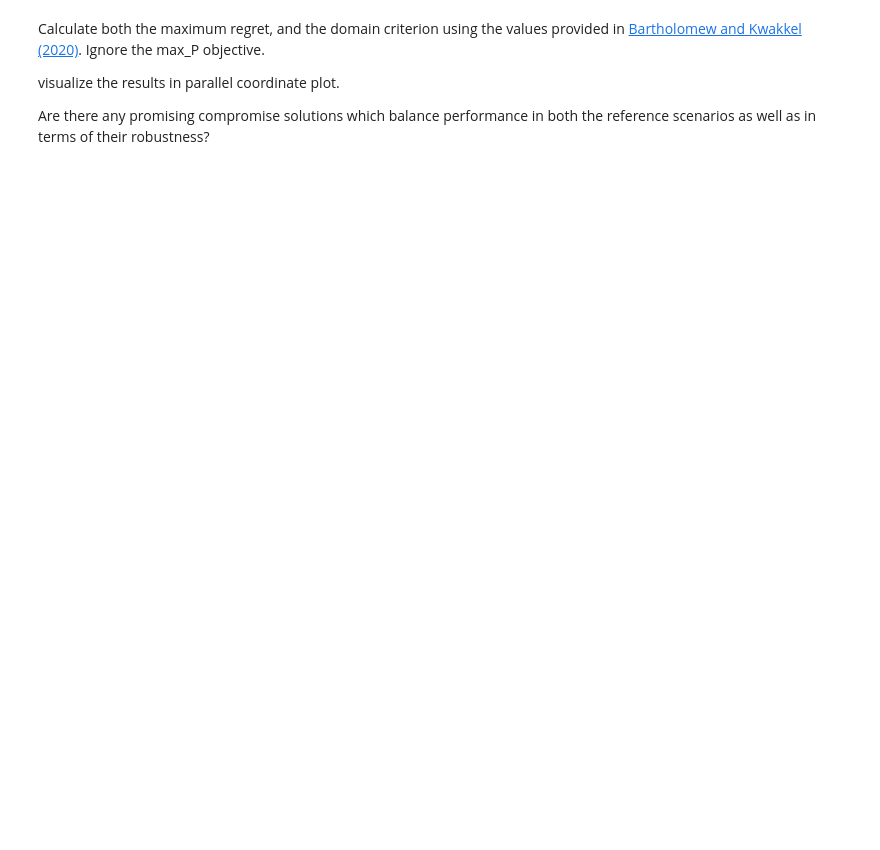
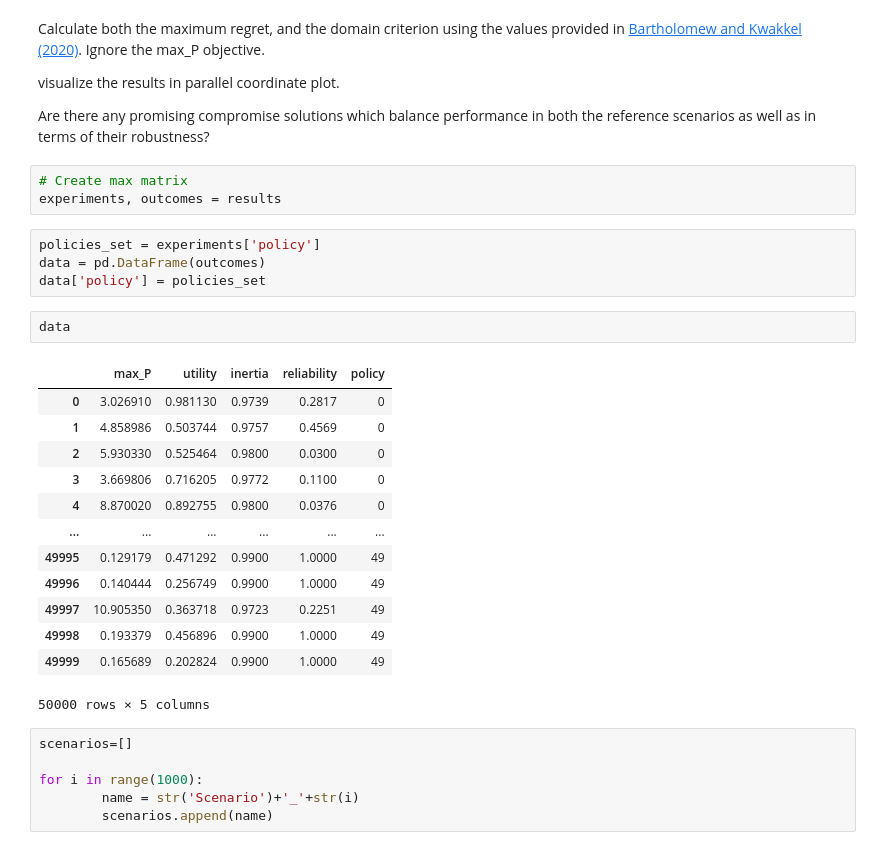
Before and after one commit to tamarvooijs/MBDM, a Jupyter notebook: Week 5-6 - robustness and direct search/assignment 9 - multi-scenario MORDM.ipynb, the cells around one changed output. Saved outputs shown, nothing was run; the diff lists cells and outputs as text; blank space fills up the shorter version.

```diff
--- a/Week 5-6 - robustness and direct search/assignment 9 - multi-scenario MORDM.ipynb
+++ b/Week 5-6 - robustness and direct search/assignment 9 - multi-scenario MORDM.ipynb
@@ -536,3 +491,32 @@ Calculate both the maximum regret, and the domain criterion using the values pro
 visualize the results in parallel coordinate plot.
 
 Are there any promising compromise solutions which balance performance in both the reference scenarios as well as in terms of their robustness?
+# %%
+# Create max matrix
+experiments, outcomes = results
+# %%
+policies_set = experiments['policy']
+data = pd.DataFrame(outcomes)
+data['policy'] = policies_set
+# %%
+data
+# %% [output]
+|  | max_P | utility | inertia | reliability | policy |
+| 0 | 3.026910 | 0.981130 | 0.9739 | 0.2817 | 0 |
+| 1 | 4.858986 | 0.503744 | 0.9757 | 0.4569 | 0 |
+| 2 | 5.930330 | 0.525464 | 0.9800 | 0.0300 | 0 |
+| 3 | 3.669806 | 0.716205 | 0.9772 | 0.1100 | 0 |
+| 4 | 8.870020 | 0.892755 | 0.9800 | 0.0376 | 0 |
+| ... | ... | ... | ... | ... | ... |
+| 49995 | 0.129179 | 0.471292 | 0.9900 | 1.0000 | 49 |
+| 49996 | 0.140444 | 0.256749 | 0.9900 | 1.0000 | 49 |
+| 49997 | 10.905350 | 0.363718 | 0.9723 | 0.2251 | 49 |
+| 49998 | 0.193379 | 0.456896 | 0.9900 | 1.0000 | 49 |
+| 49999 | 0.165689 | 0.202824 | 0.9900 | 1.0000 | 49 |
+50000 rows × 5 columns
+# %%
+scenarios=[]
+
+for i in range(1000):
+        name = str('Scenario')+'_'+str(i)
+        scenarios.append(name)
```
Also changed, not shown: parts of 32 cells of this notebook, 7 other files.
